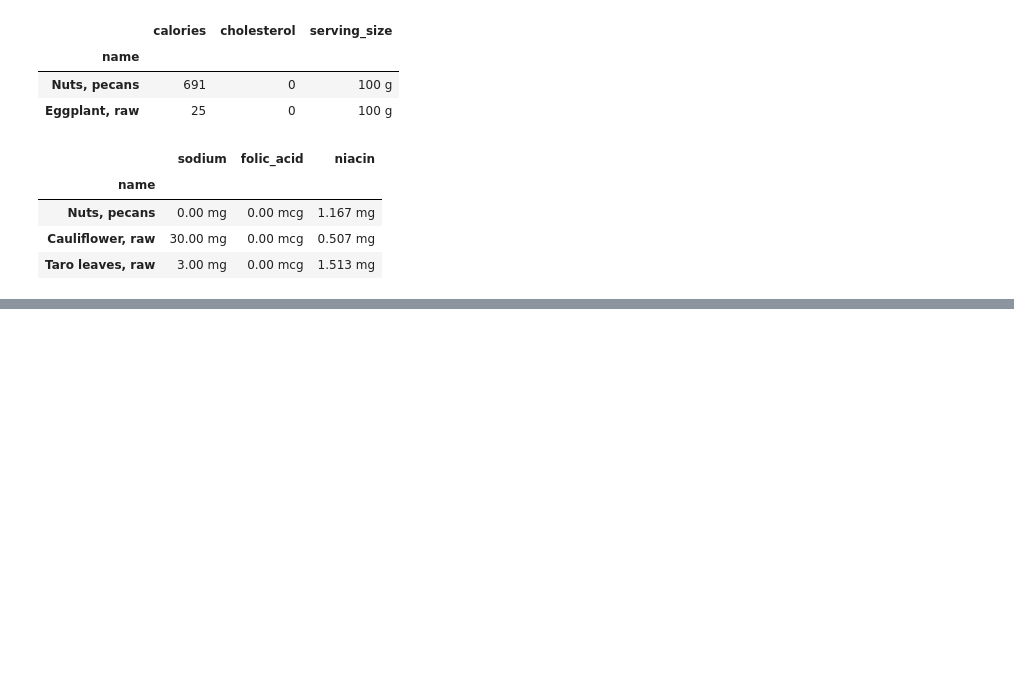
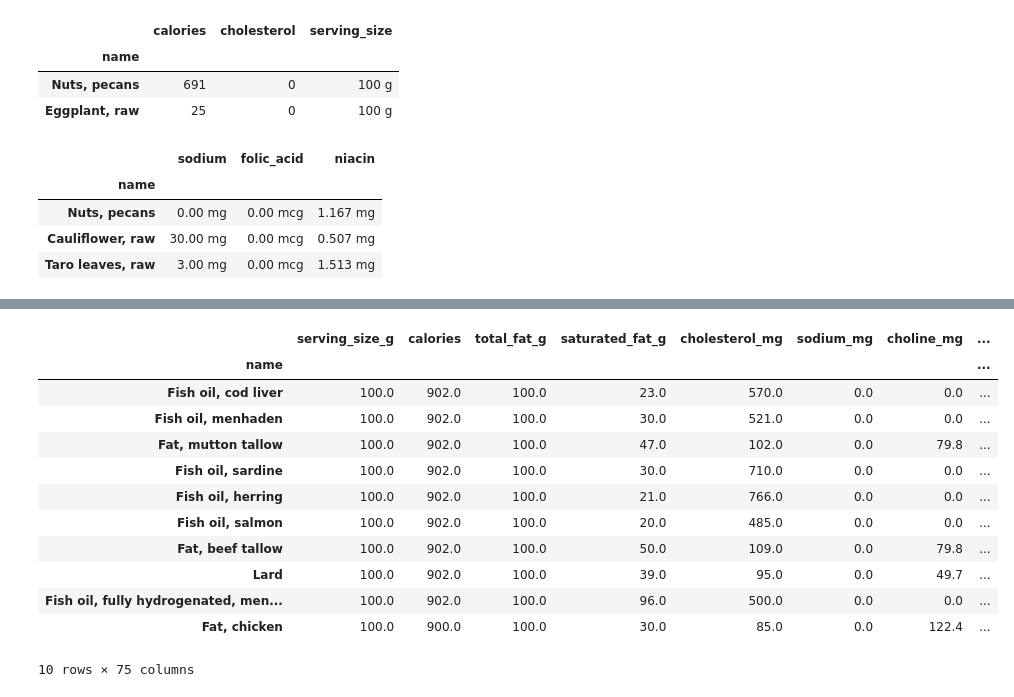
Before and after one commit to bartosz-bear/notebooks, a Jupyter notebook: sandbox/sandbox.ipynb, the cells around one changed output, grey strips where cells are left out. Saved outputs shown, nothing was run; the diff lists cells and outputs as text; code cells hidden in the pictures; blank space fills up the shorter version.

```diff
--- a/sandbox/sandbox.ipynb
+++ b/sandbox/sandbox.ipynb
@@ -1226,0 +1444,4 @@ nutrition.iloc[[1, 5, 6], [5,8,9]]
+# %%
+nutrition.replace('[a-zA-z]', '', regex=True, inplace=True)
+# %%
+nutrition = nutrition.astype(float)
@@ -1226,0 +1484,2 @@ nutrition.iloc[[1, 5, 6], [5,8,9]]
+# %%
+nut2 = pd.read_csv("/Users/bartoszpiechnik/Desktop/pandas-bootcamp/nutrition.csv")
@@ -1226,0 +1506,2 @@ nutrition.iloc[[1, 5, 6], [5,8,9]]
+# %%
+nutrition.index = nut2.name
@@ -1226,0 +1637,16 @@ nutrition.iloc[[1, 5, 6], [5,8,9]]
+# %%
+nutrition.nlargest(10, 'calories')
+# %% [output]
+|  | serving_size_g | calories | total_fat_g | saturated_fat_g | cholesterol_mg | sodium_mg | choline_mg | ... |
+| name |  |  |  |  |  |  |  | ... |
+| Fish oil, cod liver | 100.0 | 902.0 | 100.0 | 23.0 | 570.0 | 0.0 | 0.0 | ... |
+| Fish oil, menhaden | 100.0 | 902.0 | 100.0 | 30.0 | 521.0 | 0.0 | 0.0 | ... |
+| Fat, mutton tallow | 100.0 | 902.0 | 100.0 | 47.0 | 102.0 | 0.0 | 79.8 | ... |
+| Fish oil, sardine | 100.0 | 902.0 | 100.0 | 30.0 | 710.0 | 0.0 | 0.0 | ... |
+| Fish oil, herring | 100.0 | 902.0 | 100.0 | 21.0 | 766.0 | 0.0 | 0.0 | ... |
+| Fish oil, salmon | 100.0 | 902.0 | 100.0 | 20.0 | 485.0 | 0.0 | 0.0 | ... |
+| Fat, beef tallow | 100.0 | 902.0 | 100.0 | 50.0 | 109.0 | 0.0 | 79.8 | ... |
+| Lard | 100.0 | 902.0 | 100.0 | 39.0 | 95.0 | 0.0 | 49.7 | ... |
+| Fish oil, fully hydrogenated, men... | 100.0 | 902.0 | 100.0 | 96.0 | 500.0 | 0.0 | 0.0 | ... |
+| Fat, chicken | 100.0 | 900.0 | 100.0 | 30.0 | 85.0 | 0.0 | 122.4 | ... |
+10 rows × 75 columns
```
Also changed, not shown: parts of 78 cells of this notebook, 3 other files.
